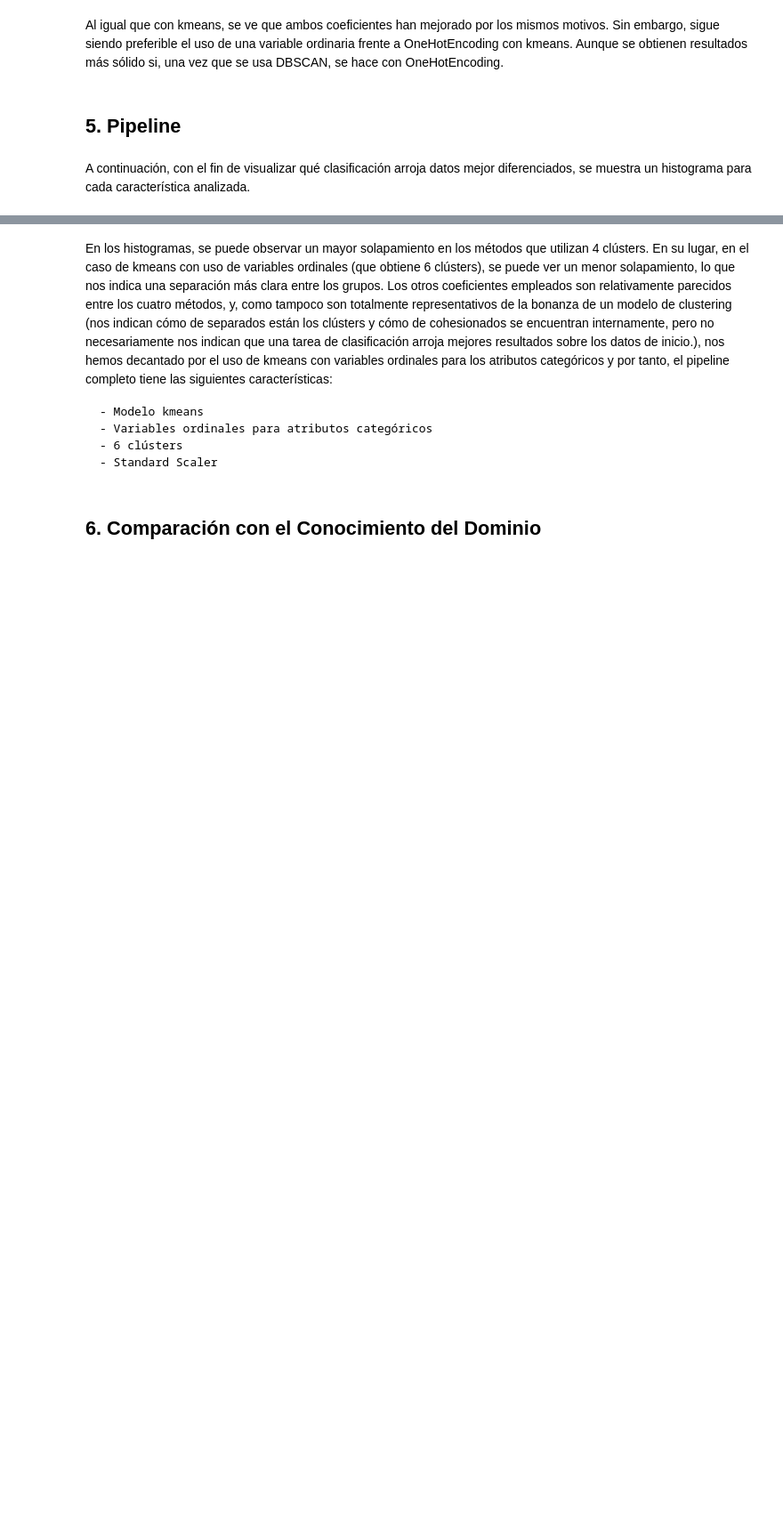
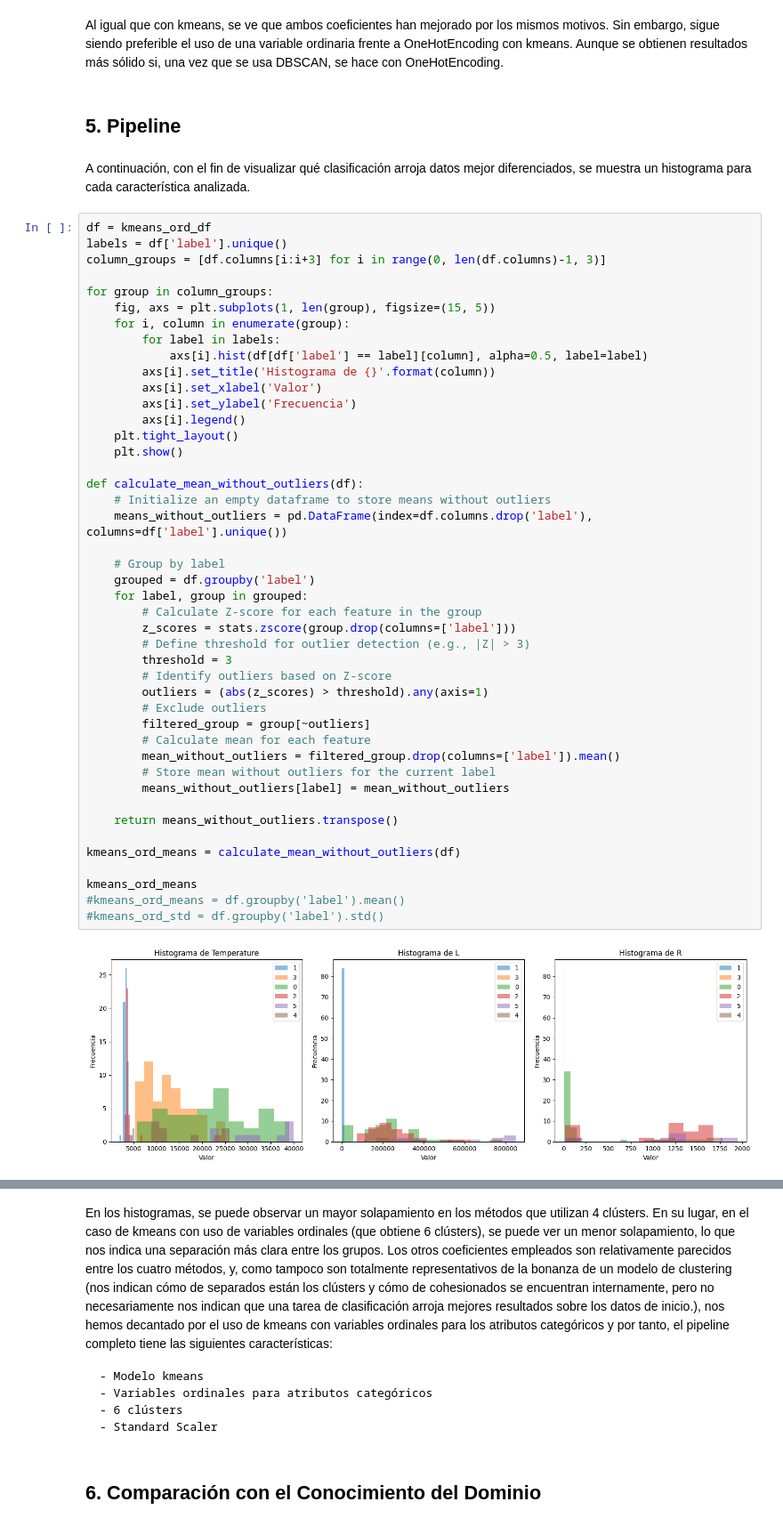
Before and after one commit to RodrigoMaroto/Practica2-ML, a Jupyter notebook: Practica2.ipynb, the cells around one changed output, grey strips where cells are left out. Shown at 89% size. Drawn from its saved outputs; the diff is of its cells as text; blank space fills up the shorter version.

```diff
--- a/Practica2.ipynb
+++ b/Practica2.ipynb
@@ -767,3 +768,49 @@ Al igual que con kmeans, se ve que ambos coeficientes han mejorado por los mismo
 ## 5. Pipeline
 # %% [markdown]
 A continuación, con el fin de visualizar qué clasificación arroja datos mejor diferenciados, se muestra un histograma para cada característica analizada.
+# %%
+df = kmeans_ord_df
+labels = df['label'].unique()
+column_groups = [df.columns[i:i+3] for i in range(0, len(df.columns)-1, 3)]
+
+for group in column_groups:
+    fig, axs = plt.subplots(1, len(group), figsize=(15, 5))
+    for i, column in enumerate(group):
+        for label in labels:
+            axs[i].hist(df[df['label'] == label][column], alpha=0.5, label=label)
+        axs[i].set_title('Histograma de {}'.format(column))
+        axs[i].set_xlabel('Valor')
+        axs[i].set_ylabel('Frecuencia')
+        axs[i].legend()
+    plt.tight_layout()
+    plt.show()
+
+def calculate_mean_without_outliers(df):
+    # Initialize an empty dataframe to store means without outliers
+    means_without_outliers = pd.DataFrame(index=df.columns.drop('label'), columns=df['label'].unique())
+
+    # Group by label
+    grouped = df.groupby('label')
+    for label, group in grouped:
+        # Calculate Z-score for each feature in the group
+        z_scores = stats.zscore(group.drop(columns=['label']))
+        # Define threshold for outlier detection (e.g., |Z| > 3)
+        threshold = 3
+        # Identify outliers based on Z-score
+        outliers = (abs(z_scores) > threshold).any(axis=1)
+        # Exclude outliers
+        filtered_group = group[~outliers]
+        # Calculate mean for each feature
+        mean_without_outliers = filtered_group.drop(columns=['label']).mean()
+        # Store mean without outliers for the current label
+        means_without_outliers[label] = mean_without_outliers
+
+    return means_without_outliers.transpose()
+
+kmeans_ord_means = calculate_mean_without_outliers(df)
+
+kmeans_ord_means
+#kmeans_ord_means = df.groupby('label').mean()
+#kmeans_ord_std = df.groupby('label').std()
+# %% [output]
+[figure, added]
```
Also changed, not shown: parts of 11 cells of this notebook.
